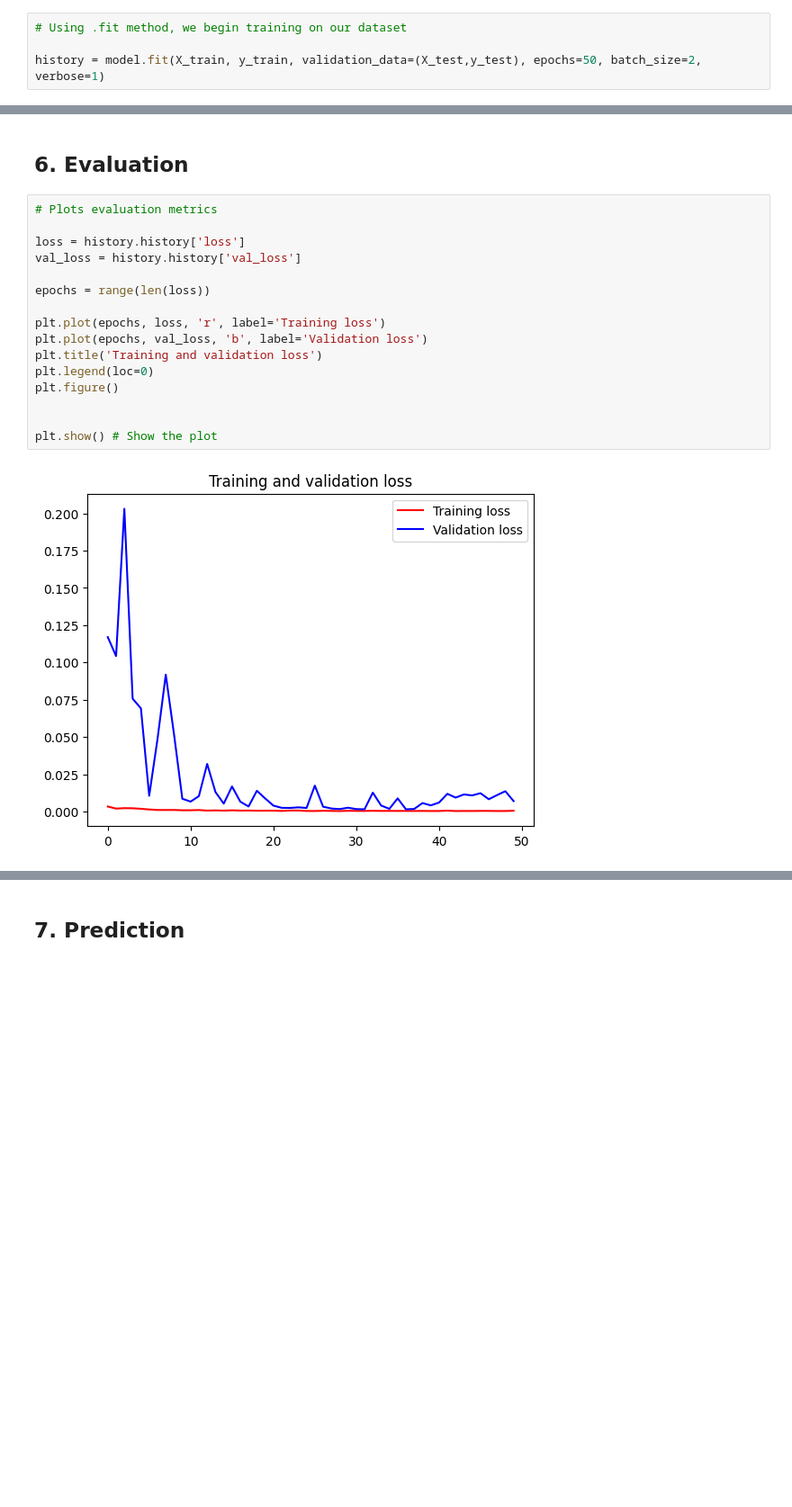
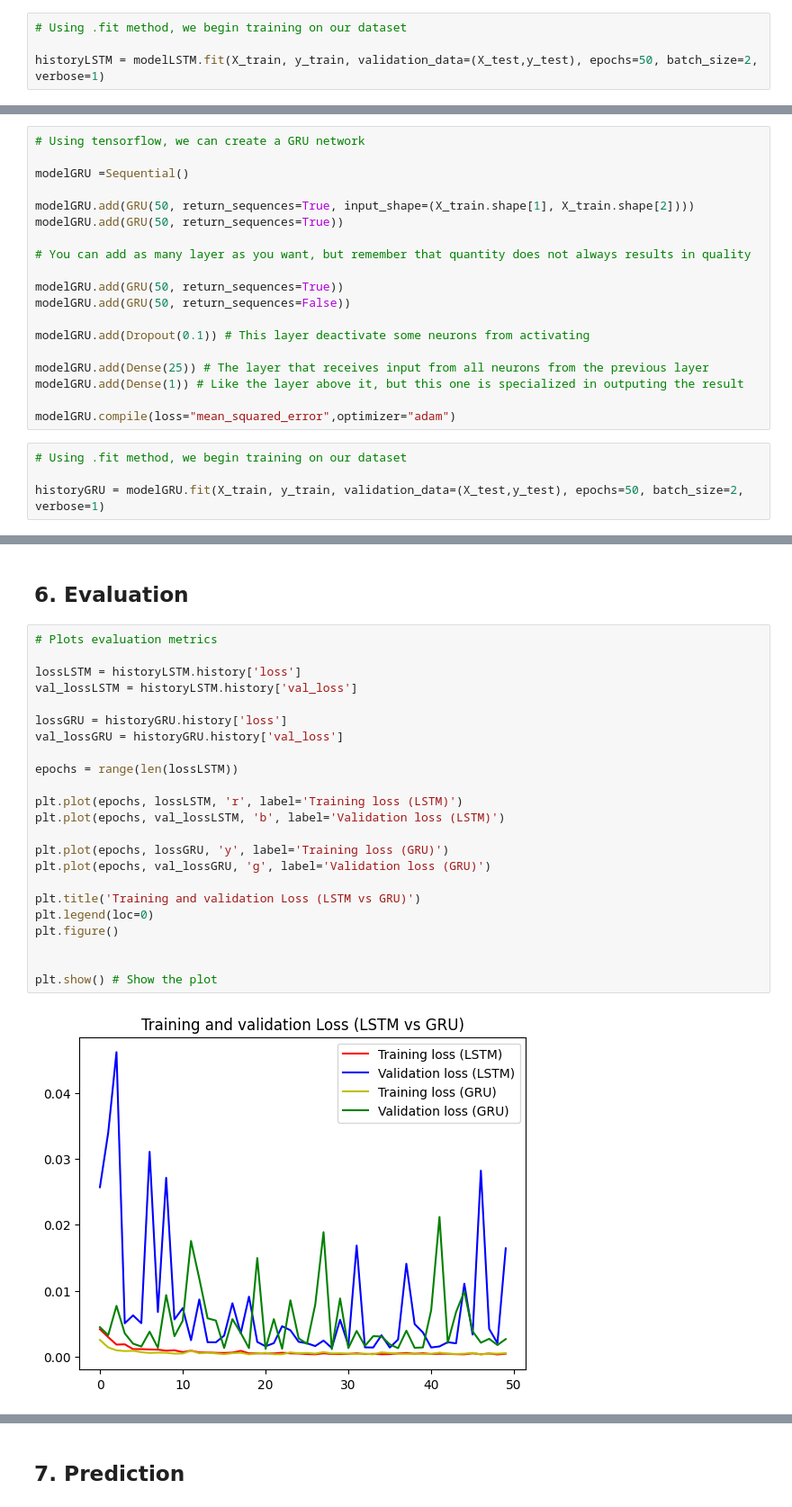
Before and after one commit to marshaniswah/TubesAI_Klmpk2, a Jupyter notebook: code/Long_Short_Term_Memory_BTC.ipynb, the cells around one changed output, grey strips where cells are left out. Shown at 90% size. Saved outputs shown, nothing was run; the diff lists cells and outputs as text; blank space fills up the shorter version.

```diff
--- a/code/Long_Short_Term_Memory_BTC.ipynb
+++ b/code/Long_Short_Term_Memory_BTC.ipynb
@@ -344,6 +352,6 @@ model.compile(loss="mean_squared_error",optimizer="adam")
 # %%
 # Using .fit method, we begin training on our dataset
 
-history = model.fit(X_train, y_train, validation_data=(X_test,y_test), epochs=50, batch_size=2, verbose=1)
+historyLSTM = modelLSTM.fit(X_train, y_train, validation_data=(X_test,y_test), epochs=50, batch_size=2, verbose=1)
 # %% [output]
 Epoch 1/50
@@ -365,0 +376,23 @@ Epoch 50/50
+# %%
+# Using tensorflow, we can create a GRU network
+
+modelGRU =Sequential()
+
+modelGRU.add(GRU(50, return_sequences=True, input_shape=(X_train.shape[1], X_train.shape[2])))
+modelGRU.add(GRU(50, return_sequences=True))
+
+# You can add as many layer as you want, but remember that quantity does not always results in quality
+
+modelGRU.add(GRU(50, return_sequences=True))
+modelGRU.add(GRU(50, return_sequences=False))
+
+modelGRU.add(Dropout(0.1)) # This layer deactivate some neurons from activating
+
+modelGRU.add(Dense(25)) # The layer that receives input from all neurons from the previous layer
+modelGRU.add(Dense(1)) # Like the layer above it, but this one is specialized in outputing the result
+
+modelGRU.compile(loss="mean_squared_error",optimizer="adam")
+# %%
+# Using .fit method, we begin training on our dataset
+
+historyGRU = modelGRU.fit(X_train, y_train, validation_data=(X_test,y_test), epochs=50, batch_size=2, verbose=1)
@@ -368,19 +419,26 @@ Epoch 50/50
 # %%
 # Plots evaluation metrics
 
-loss = history.history['loss']
-val_loss = history.history['val_loss']
+lossLSTM = historyLSTM.history['loss']
+val_lossLSTM = historyLSTM.history['val_loss']
 
-epochs = range(len(loss))
+lossGRU = historyGRU.history['loss']
+val_lossGRU = historyGRU.history['val_loss']
 
-plt.plot(epochs, loss, 'r', label='Training loss')
-plt.plot(epochs, val_loss, 'b', label='Validation loss')
-plt.title('Training and validation loss')
+epochs = range(len(lossLSTM))
+
+plt.plot(epochs, lossLSTM, 'r', label='Training loss (LSTM)')
+plt.plot(epochs, val_lossLSTM, 'b', label='Validation loss (LSTM)')
+
+plt.plot(epochs, lossGRU, 'y', label='Training loss (GRU)')
+plt.plot(epochs, val_lossGRU, 'g', label='Validation loss (GRU)')
+
+plt.title('Training and validation Loss (LSTM vs GRU)')
 plt.legend(loc=0)
 plt.figure()
 
 
 plt.show() # Show the plot
 # %% [output]
-[figure, old version]
+[figure, new version]
 <Figure size 640x480 with 0 Axes>
```
Also changed, not shown: parts of 36 cells of this notebook.
